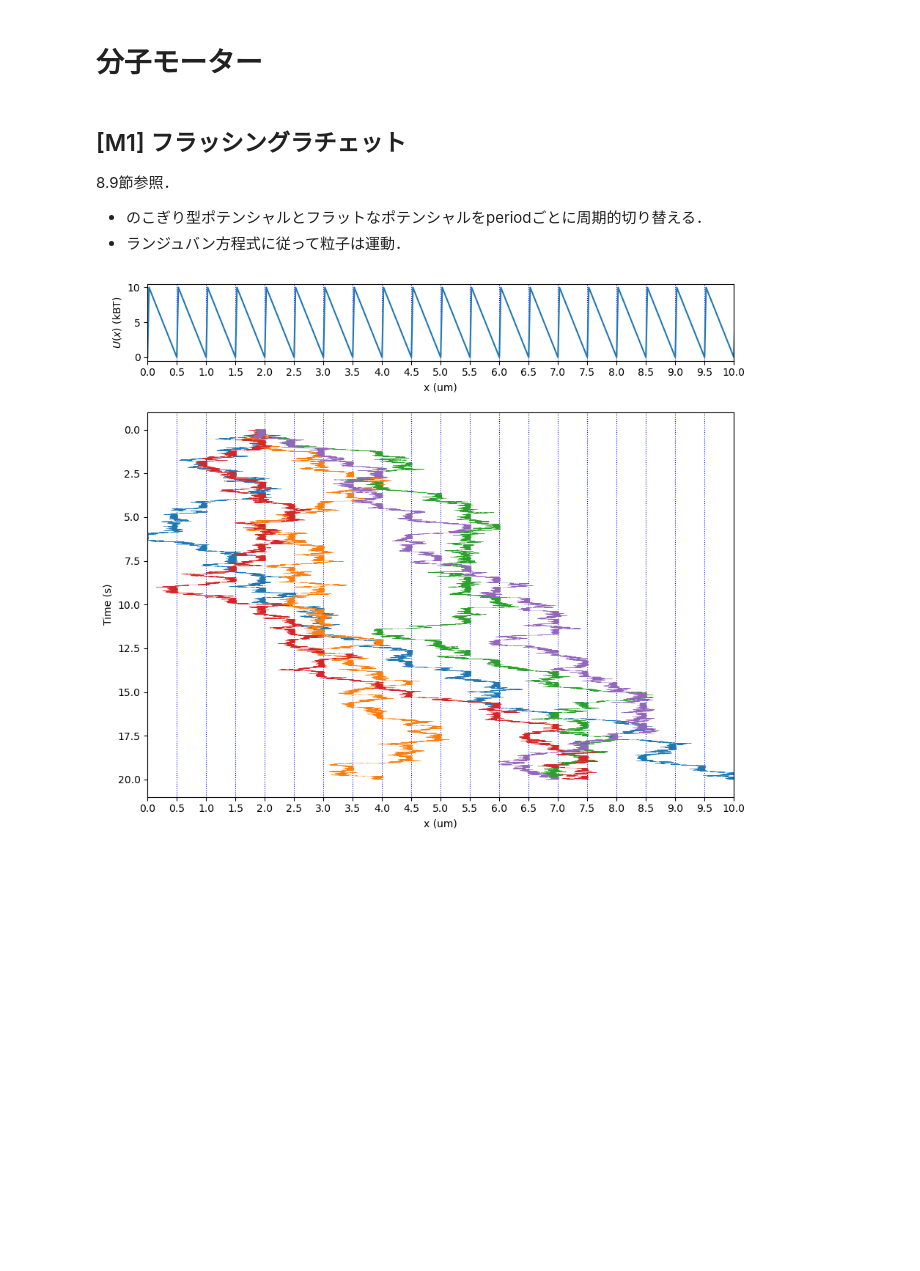
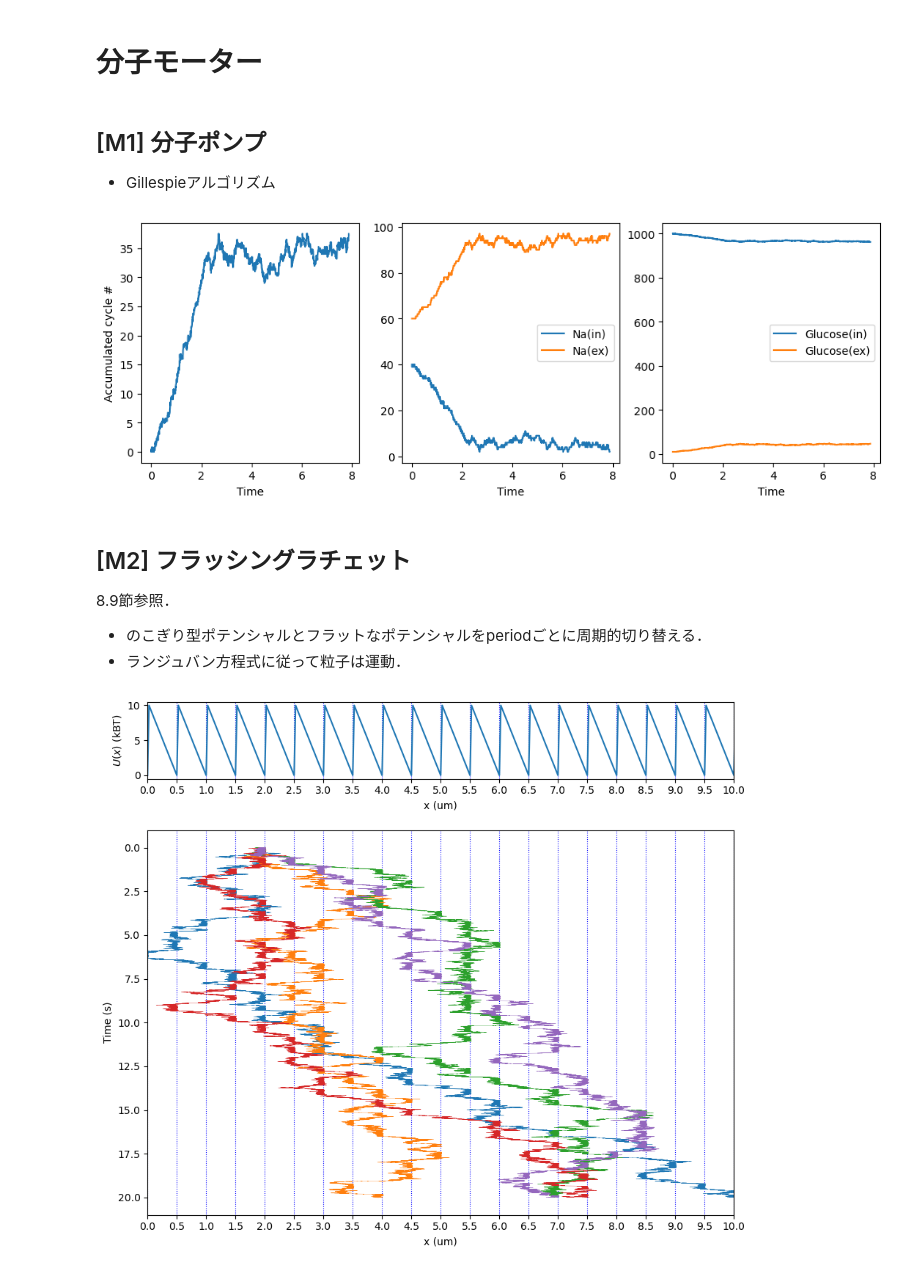
Before and after one commit to stoyabe/biophys, a Jupyter notebook: M_motor.ipynb, the cells around one changed output. Drawn from its saved outputs; the diff is of its cells as text; code cells hidden in the pictures; blank space fills up the shorter version.

```diff
--- a/M_motor.ipynb
+++ b/M_motor.ipynb
@@ -1,7 +1,74 @@
 # %% [markdown]
 # 分子モーター
+# %% [markdown]
+## [M1] 分子ポンプ
+
+- Gillespieアルゴリズム
+# %%
+import numpy as np # 計算用ライブラリ
+import matplotlib.pyplot as plt  # プロット用ライブラリ
+
+stepN = 2000
+# state: E->0, O-> 1, C -> 2, I -> 3
+
+Na0, Na1, Gl0, Gl1 = [0]*stepN, [0]*stepN, [0]*stepN, [0]*stepN
+
+k0 = 100
+k = 1
+
+# 初期粒子数
+Na0[0], Na1[0], Gl0[0], Gl1[0] = 40, 60, 1000, 10
+
+s = [0]*stepN
+t = [0]*stepN
+for i in range(stepN-1):
+    wf = wb = k0   # wf: 前向き遷移（0->1->2->3->0の方向）の遷移率．wb: 後ろ向き遷移（0->3->2->1->0の方向）の遷移率
+    if s[i]%4 == 0:
+        wf = k*Na0[i]*Gl0[i]
+        wb = k*Na1[i]*Gl1[i]
+
+    Na0[i+1], Na1[i+1], Gl0[i+1], Gl1[i+1] = Na0[i], Na1[i], Gl0[i], Gl1[i]
+
+    if wf/(wf + wb) > np.random.rand():
+        s[i+1] = s[i] + 1
+        if s[i]%4 == 0:
+            Na0[i+1] -= 1
+            Gl0[i+1] -= 1
+        elif s[i]%4 == 3:
+            Na1[i+1] += 1
+            Gl1[i+1] += 1
+    else:
+        s[i+1] = s[i] - 1
+        if s[i]%4 == 1:
+            Na0[i+1] += 1
+            Gl0[i+1] += 1
+        elif s[i]%4 == 0:
+            Na1[i+1] -= 1
+            Gl1[i+1] -= 1
+
+    t[i+1] = t[i] -np.log(np.random.rand())/(wf + wb)
+
+fig, (ax1, ax2, ax3) = plt.subplots(ncols=3, figsize=(12,4), dpi = 100)
+
+ax1.plot(t, np.array(s)/4.0)
+ax1.set_xlabel('Time')
+ax1.set_ylabel('Accumulated cycle #')
+
+ax2.plot(t, Na0, label = 'Na(in)')
+ax2.plot(t, Na1, label = 'Na(ex)')
+ax2.legend()
+ax2.set_xlabel('Time')
+
+ax3.plot(t, Gl0, label = 'Glucose(in)')
+ax3.plot(t, Gl1, label = 'Glucose(ex)')
+ax3.legend()
+ax3.set_xlabel('Time')
+
+plt.show()
+# %% [output]
+[figure, added]
 # %% [markdown]
-## [M1] フラッシングラチェット
+## [M2] フラッシングラチェット
 
 8.9節参照．
 
```
Also changed, not shown: parts of 1 cell of this notebook.
